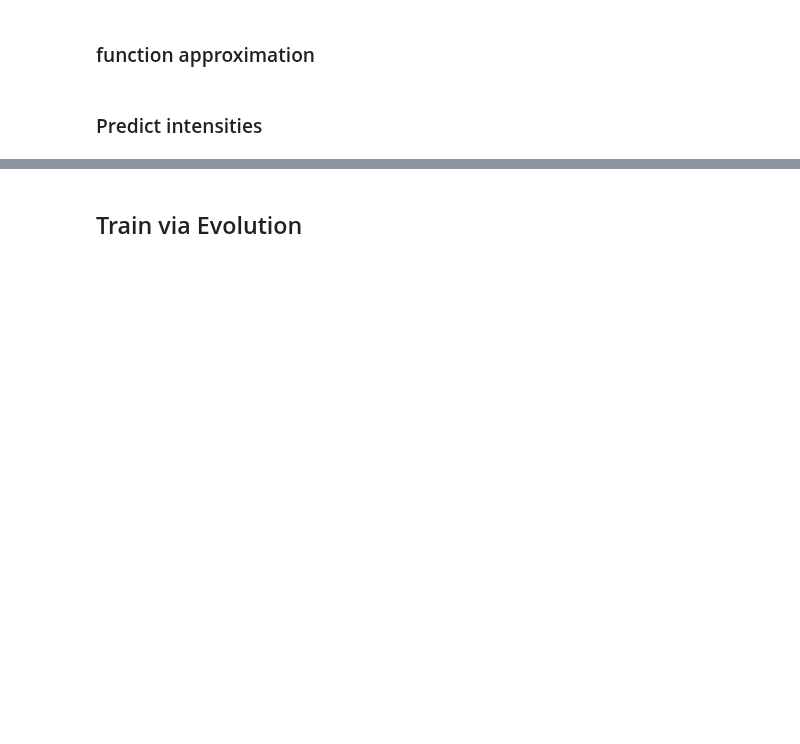
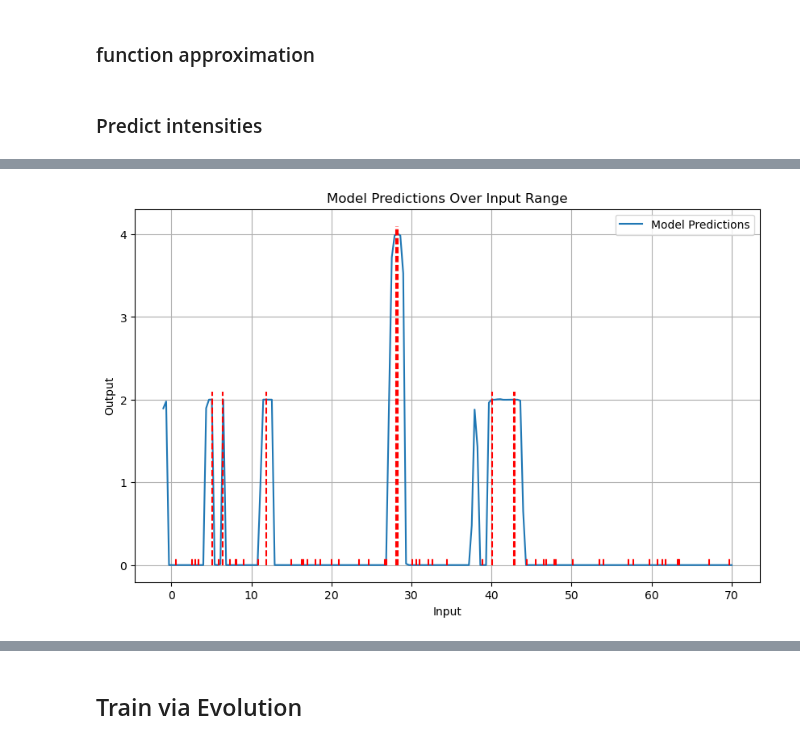
Before and after one commit to Thahit/Recommender_Sim, a Jupyter notebook: notebooks/test_state_intensity.ipynb, the cells around one changed output, grey strips where cells are left out. Cells and saved outputs as stored; diff of their text form; code cells hidden in the pictures; blank space fills up the shorter version.

Commit message:
density prediction

```diff
--- a/notebooks/test_state_intensity.ipynb
+++ b/notebooks/test_state_intensity.ipynb
@@ -304,4 +300,5 @@ adsfasdf
 ### Predict intensities
 # %%
 train_sorted = False
+batchsize = 1
 # %%
@@ -435,4 +506,13 @@ def train_density_sorted():
+# %%
+def weighted_mse_loss(prediction, target, weight_pos=10):
+    weights = torch.ones_like(target)
+
+    # Create a tensor of additional values based on the condition
+    weights = torch.where(target > 0, torch.tensor(weight_pos), weights)
+
+    return torch.sum(weights * (prediction - target) ** 2)
 # %%
-train_density(model, dataloader, criterion=nn.MSELoss(), state_size=state_size,
-               optimizer=optimizer, num_epochs=2)
+train_density(model, dataloader, criterion=weighted_mse_loss, state_size=state_size,
+                optimizer=optimizer, num_epochs=num_epochs, warmup_scheduler=warmup_scheduler,
+                loss_print_interval=50)
 # %% [output]
@@ -455,0 +558,27 @@ epch: 1 loss_sum: 402404.6846
+# %%
+x_range = np.linspace(-1, 70, 200)  # Adjust the range as needed
+x_range_tensor = torch.tensor(x_range, dtype=torch.float32).unsqueeze(1)
+state = torch.zeros((len(x_range), state_size))
+model.eval()
+with torch.no_grad():
+    predictions = model(state, x_range_tensor).numpy()
+
+# Plot the results
+plt.figure(figsize=(10, 6))
+plt.plot(x_range, predictions, label='Model Predictions')
+
+for i in range(len(dataset)):
+    sample = dataset[i]
+    x_pos= sample['timestep'].item()
+    height =sample['frequency'].item()+.1
+    plt.plot([x_pos, x_pos], [0, height], linestyle='--', color='red')
+
+#plt.scatter(x_train.numpy(), y_train.numpy(), color='red', label='Training Data')
+plt.xlabel('Input')
+plt.ylabel('Output')
+plt.title('Model Predictions Over Input Range')
+plt.legend()
+plt.grid(True)
+plt.show()
+# %% [output]
+[figure, added]
```
Also changed, not shown: parts of 14 cells of this notebook.
